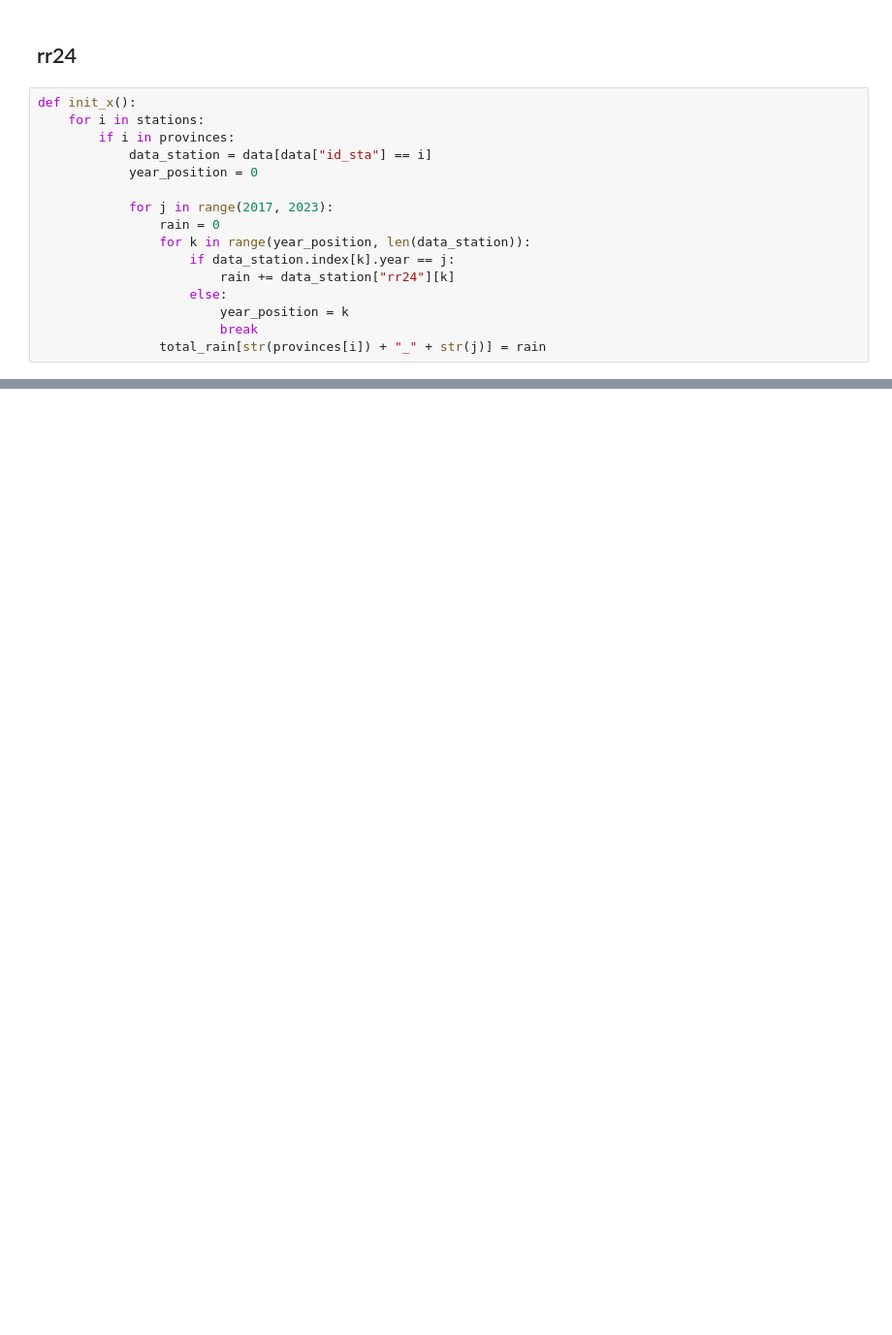
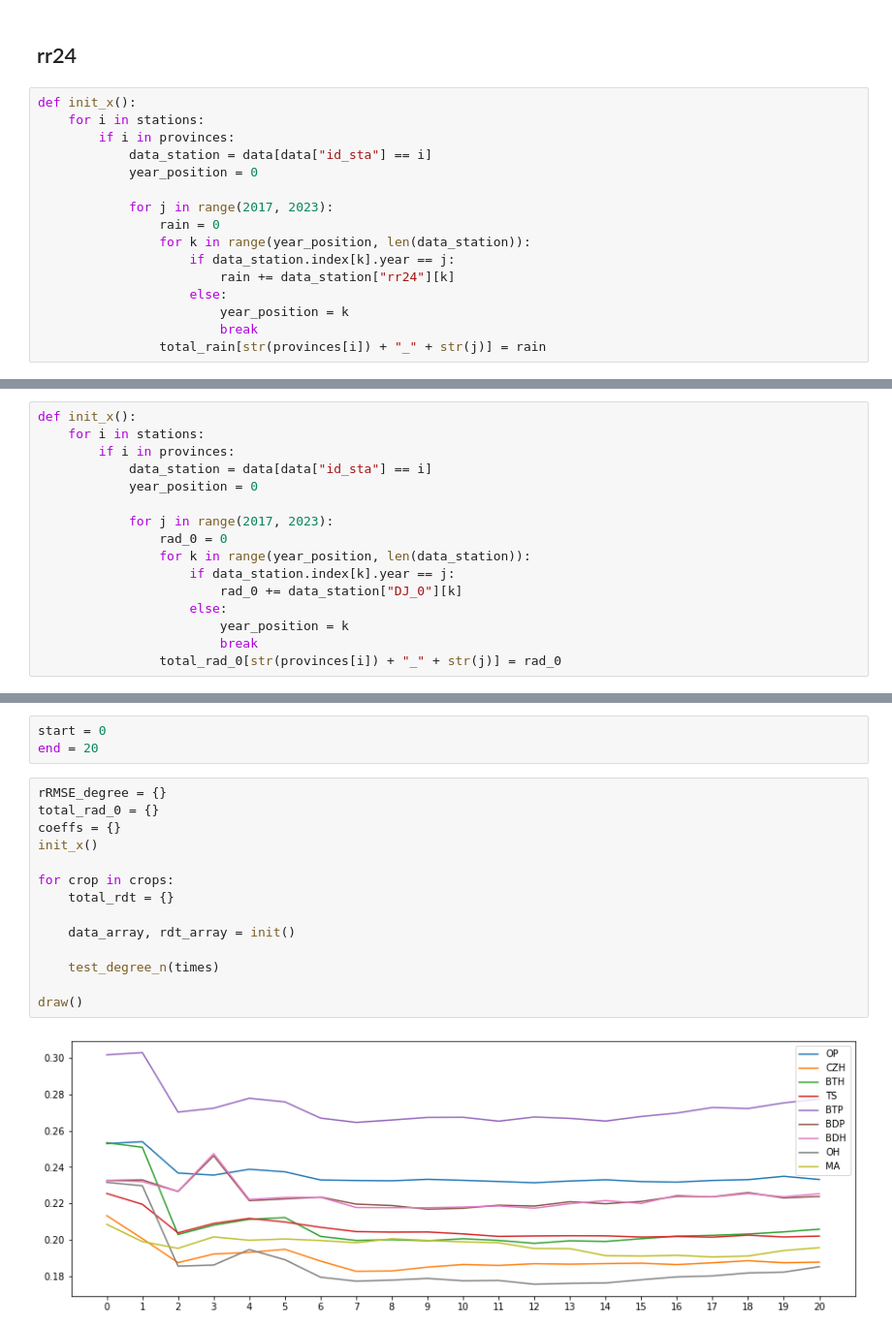
Before and after one commit to hyperplanning/HCYPPD, a Jupyter notebook: notebooks/Linear_Regression_2.ipynb, the cells around one changed output, grey strips where cells are left out. Shown: that part at 97% size. Saved outputs shown, nothing was run; the diff lists cells and outputs as text; blank space fills up the shorter version.

```diff
--- a/notebooks/Linear_Regression_2.ipynb
+++ b/notebooks/Linear_Regression_2.ipynb
@@ -165,0 +212,16 @@ best_predict
+# %%
+def init_x():
+    for i in stations:
+        if i in provinces:
+            data_station = data[data["id_sta"] == i]
+            year_position = 0
+
+            for j in range(2017, 2023):
+                rad_0 = 0
+                for k in range(year_position, len(data_station)):
+                    if data_station.index[k].year == j:
+                        rad_0 += data_station["DJ_0"][k]
+                    else:
+                        year_position = k
+                        break
+                total_rad_0[str(provinces[i]) + "_" + str(j)] = rad_0
@@ -165,0 +242,19 @@ best_predict
+# %%
+start = 0
+end = 20
+# %%
+rRMSE_degree = {}
+total_rad_0 = {}
+coeffs = {}
+init_x()
+
+for crop in crops:
+    total_rdt = {}
+
+    data_array, rdt_array = init()
+
+    test_degree_n(times)
+
+draw()
+# %% [output]
+[figure, added]
```
Also changed, not shown: parts of 24 cells of this notebook.
